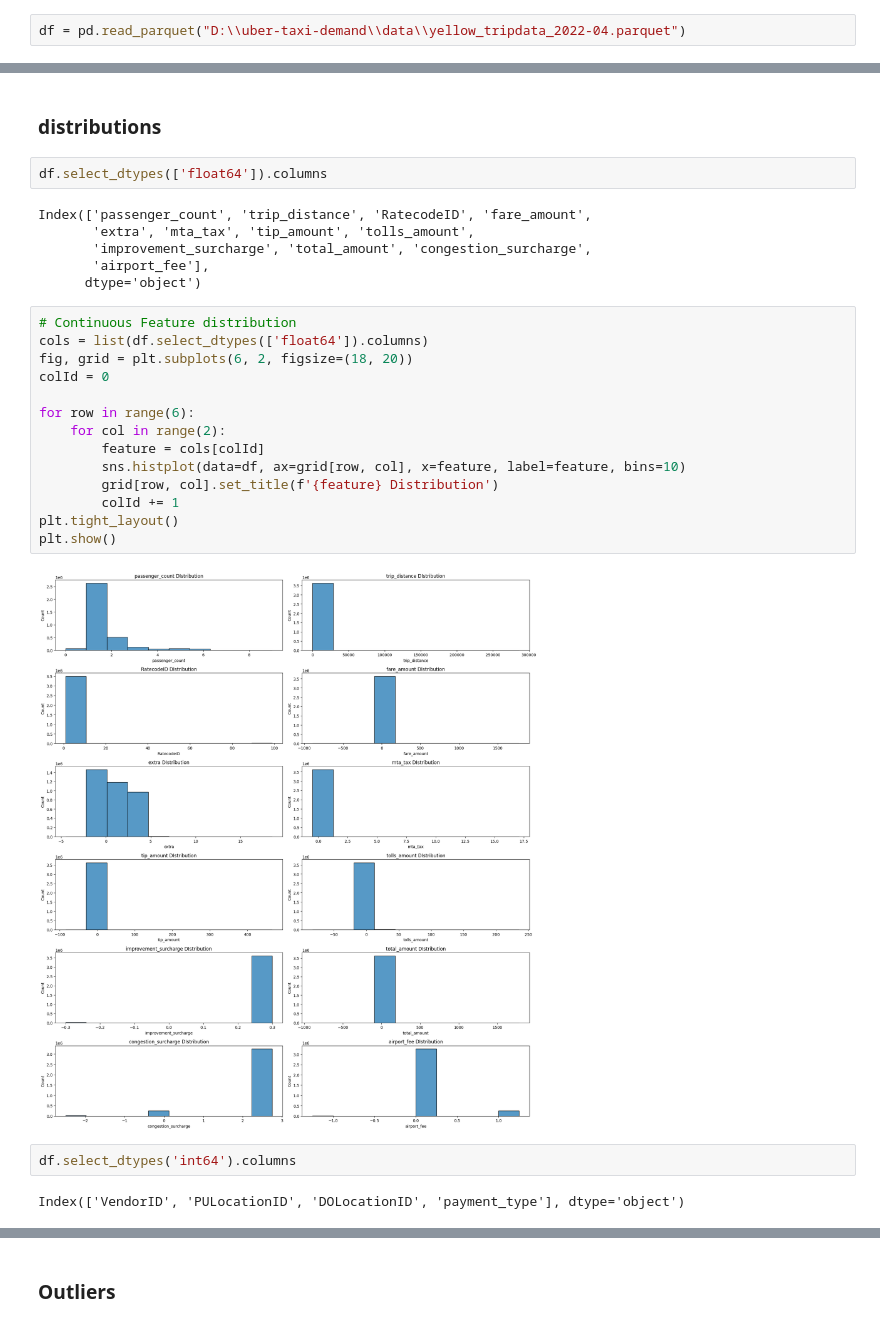
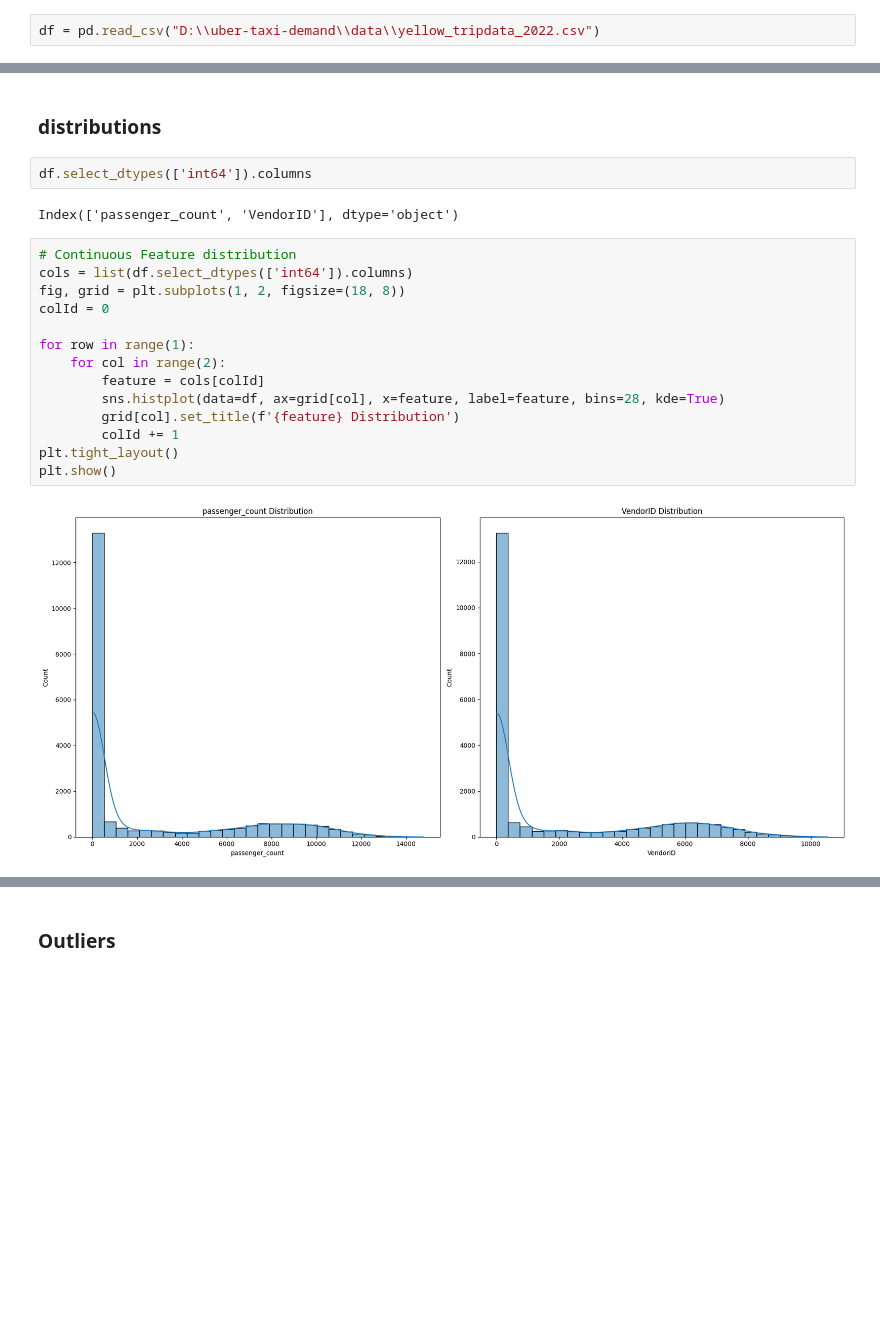
Before and after one commit to skhapijulhossen/uber-taxi-demand, a Jupyter notebook: notebooks/b_PreProcess/a_EDA/a_EDA-Quantitative.ipynb, the cells around one changed output, grey strips where cells are left out. Saved outputs shown, nothing was run; the diff lists cells and outputs as text; blank space fills up the shorter version.

```diff
--- a/notebooks/b_PreProcess/a_EDA/a_EDA-Quantitative.ipynb
+++ b/notebooks/b_PreProcess/a_EDA/a_EDA-Quantitative.ipynb
@@ -24,7 +24,7 @@ import seaborn as sns
 # %% [markdown]
 **Loading...**
 # %%
-df = pd.read_parquet("D:\\uber-taxi-demand\\data\\yellow_tripdata_2022-04.parquet")
+df = pd.read_csv("D:\\uber-taxi-demand\\data\\yellow_tripdata_2022.csv")
 # %%
 df.head().T
 # %% [output]
@@ -170,30 +125,22 @@ df.describe().T
 # %% [markdown]
 ### distributions
 # %%
-df.select_dtypes(['float64']).columns
+df.select_dtypes(['int64']).columns
 # %% [output]
-Index(['passenger_count', 'trip_distance', 'RatecodeID', 'fare_amount',
-       'extra', 'mta_tax', 'tip_amount', 'tolls_amount',
-       'improvement_surcharge', 'total_amount', 'congestion_surcharge',
-       'airport_fee'],
-      dtype='object')
+Index(['passenger_count', 'VendorID'], dtype='object')
 # %%
 # Continuous Feature distribution
-cols = list(df.select_dtypes(['float64']).columns)
-fig, grid = plt.subplots(6, 2, figsize=(18, 20))
+cols = list(df.select_dtypes(['int64']).columns)
+fig, grid = plt.subplots(1, 2, figsize=(18, 8))
 colId = 0
 
-for row in range(6):
+for row in range(1):
     for col in range(2):
         feature = cols[colId]
-        sns.histplot(data=df, ax=grid[row, col], x=feature, label=feature, bins=10)
-        grid[row, col].set_title(f'{feature} Distribution')
+        sns.histplot(data=df, ax=grid[col], x=feature, label=feature, bins=28, kde=True)
+        grid[col].set_title(f'{feature} Distribution')
         colId += 1
 plt.tight_layout()
 plt.show()
 # %% [output]
-[figure, old version]
+[figure, new version]
-# %%
-df.select_dtypes('int64').columns
-# %% [output]
-Index(['VendorID', 'PULocationID', 'DOLocationID', 'payment_type'], dtype='object')
```
Also changed, not shown: parts of 42 cells of this notebook, 1 other file.
